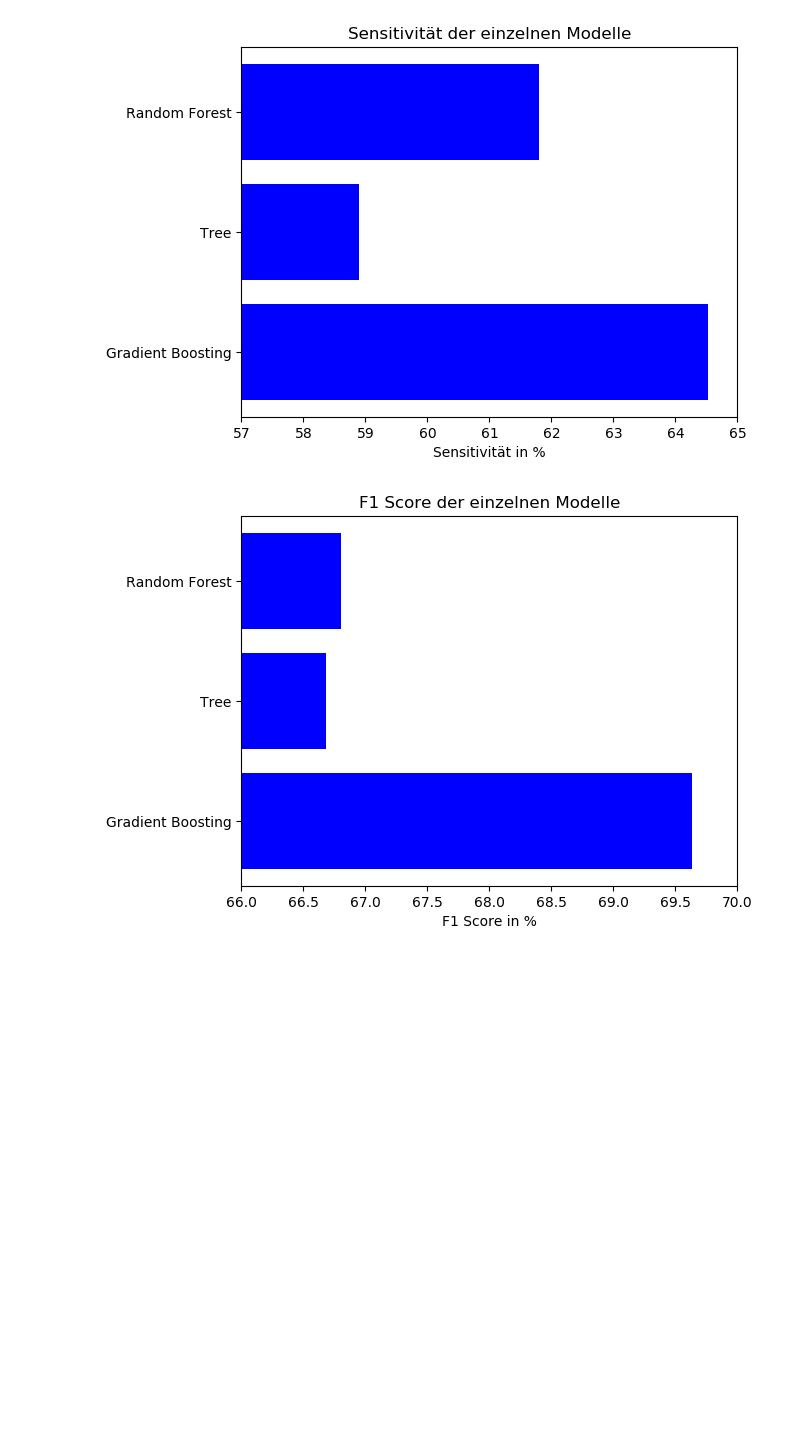
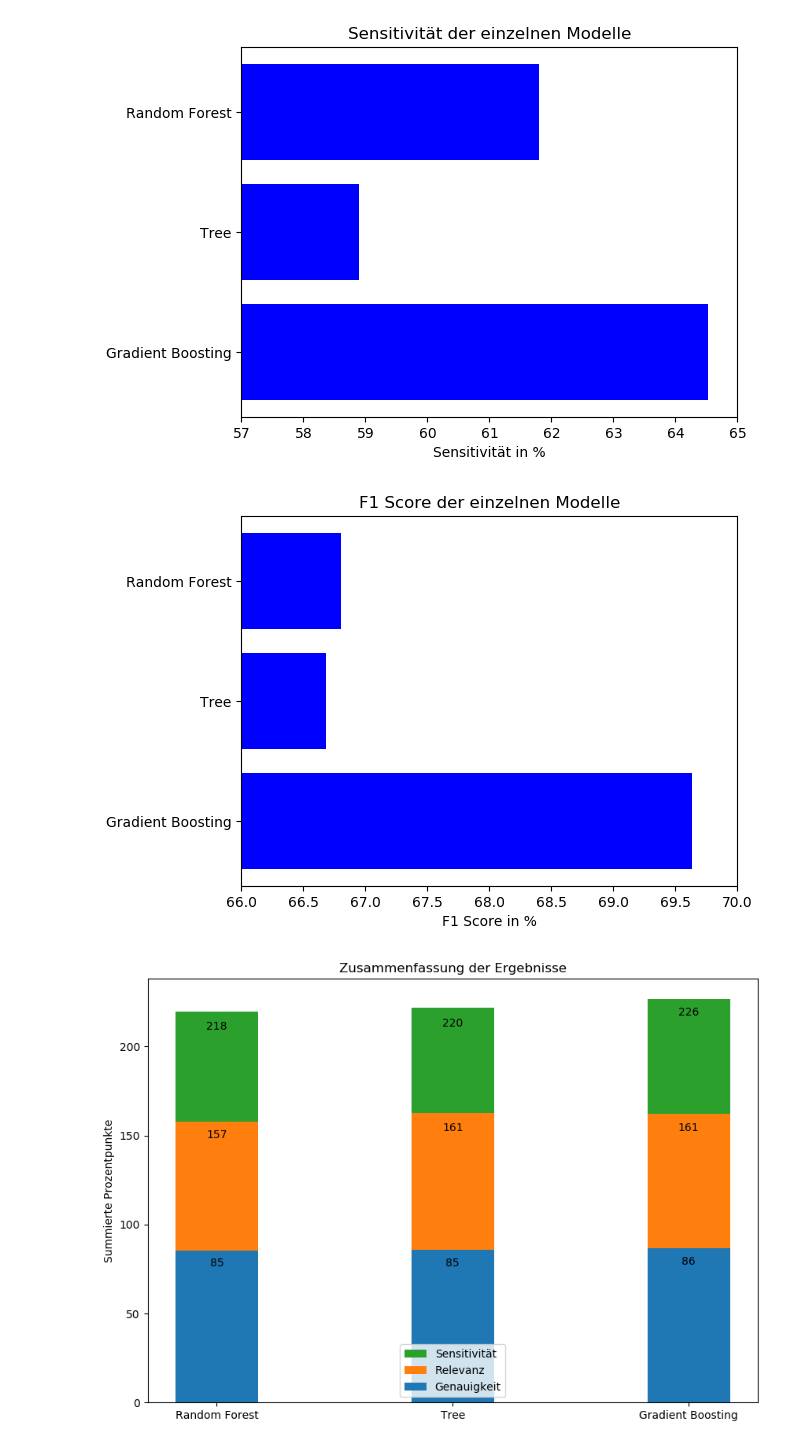
Before and after one commit to MarcZeger/MachineLearning, a Jupyter notebook: Notebook.ipynb, the cells around one changed output. Drawn from its saved outputs; the diff is of its cells as text; code cells hidden in the pictures; blank space fills up the shorter version.

Commit message:
Plot hinzugrfügt

```diff
--- a/Notebook.ipynb
+++ b/Notebook.ipynb
@@ -98,6 +98,13 @@ def get_metriken(classifier, labels, features, cv):
                              return_train_score=False)
     output = {"accuracy":round((np.mean(results['test_accuracy']) * 100),2),"precision":round((np.mean(results['test_precision']) * 100),2),"recall":round((np.mean(results['test_recall']) * 100),2),"f1score":round((np.mean(results['test_f1_score']) * 100),2)}
     return(output)
+
+def autolabel(rects):
+    for rect in rects:
+        height = int(rect.get_y()) + int(rect.get_height())
+        ax.text(rect.get_x() + rect.get_width()/2., height - 10,
+                '%d' % height,
+                ha='center', va='bottom')
 # %% [markdown]
 # Daten einlesen und erste Analysen
 # %%
@@ -461,3 +468,28 @@ ax.set_xlim([66, 70])
 plt.show()
 # %% [output]
 [figure]
+# %%
+fig, ax = plt.subplots(figsize=(10, 7))
+modelle = ('Random Forest', 'Tree', 'Gradient Boosting')
+x_pos = np.arange(len(modelle))
+
+ind = np.arange(3)
+width = 0.35       # the width of the bars: can also be len(x) sequence
+
+p1 = ax.bar(ind, genauigkeit, width)
+p2 = ax.bar(ind, precision, width, bottom=genauigkeit)
+p3 = ax.bar(ind, recall, width, bottom=np.array(genauigkeit)+np.array(precision))
+
+ax.set_ylabel('Summierte Prozentpunkte')
+ax.set_title('Zusammenfassung der Ergebnisse')
+ax.set_xticks(x_pos)
+ax.set_xticklabels(modelle)
+ax.legend((p3[0], p2[0], p1[0]), ('Sensitivität', 'Relevanz', 'Genauigkeit'), loc=8)
+
+autolabel(p3)
+autolabel(p2)
+autolabel(p1)
+
+plt.show()
+# %% [output]
+[figure, added]
```
